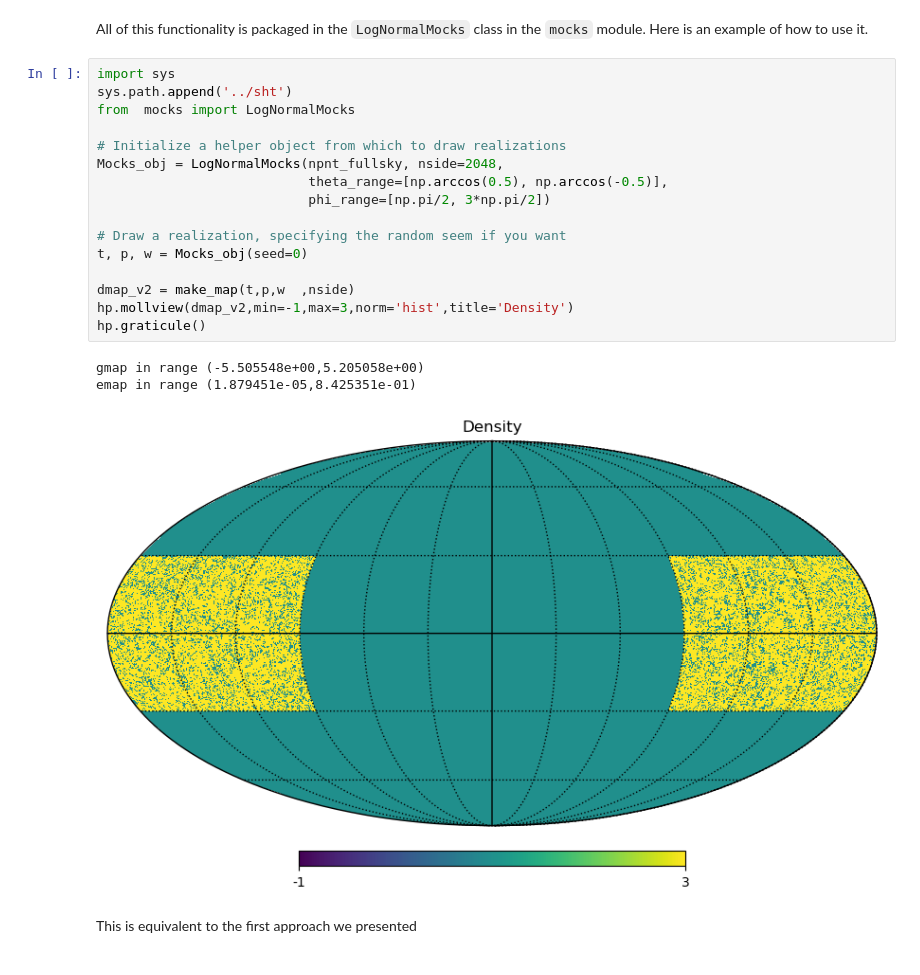
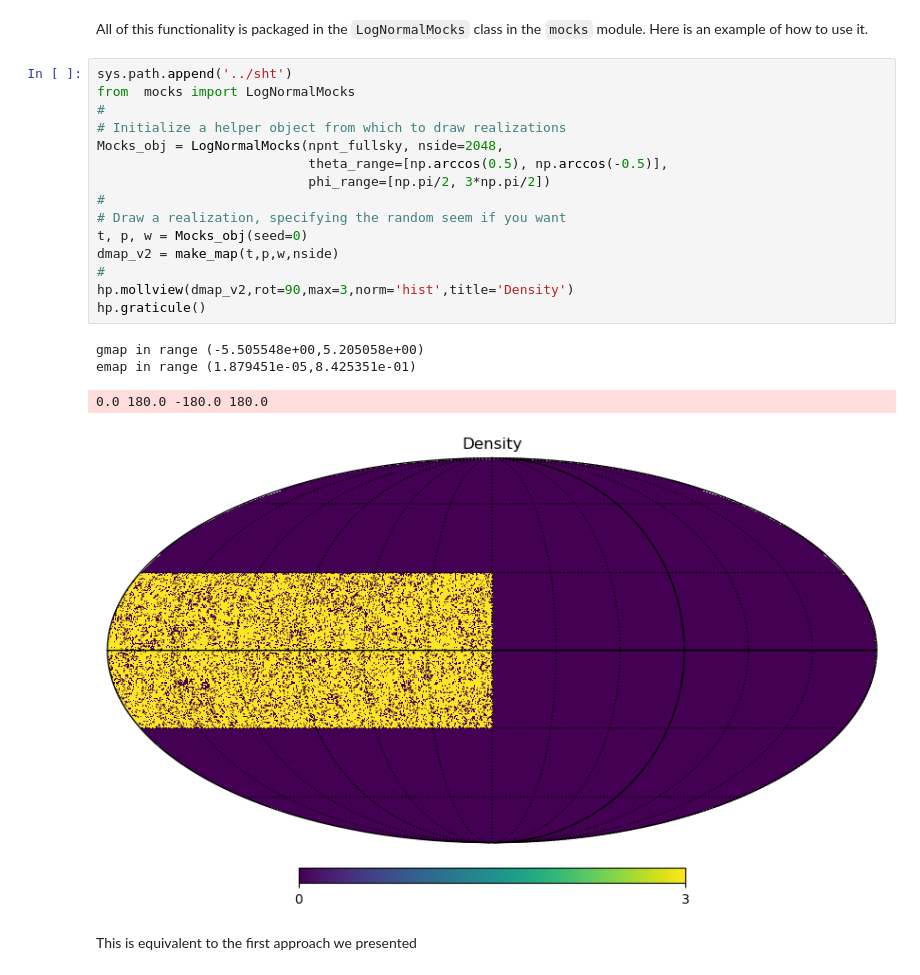
Before and after one commit to martinjameswhite/directsht, a Jupyter notebook: notebooks/making_mocks.ipynb, the cells around one changed output. Cells and saved outputs as stored; diff of their text form.

```diff
--- a/notebooks/making_mocks.ipynb
+++ b/notebooks/making_mocks.ipynb
@@ -81,25 +86,25 @@ hp.graticule()
 # %% [markdown]
 All of this functionality is packaged in the `LogNormalMocks` class in the `mocks` module.  Here is an example of how to use it.
 # %%
-import sys
 sys.path.append('../sht')
 from  mocks import LogNormalMocks
-
+#
 # Initialize a helper object from which to draw realizations
 Mocks_obj = LogNormalMocks(npnt_fullsky, nside=2048,
                            theta_range=[np.arccos(0.5), np.arccos(-0.5)],
                            phi_range=[np.pi/2, 3*np.pi/2])
-
+#
 # Draw a realization, specifying the random seem if you want
 t, p, w = Mocks_obj(seed=0)
-
-dmap_v2 = make_map(t,p,w  ,nside)
-hp.mollview(dmap_v2,min=-1,max=3,norm='hist',title='Density')
+dmap_v2 = make_map(t,p,w,nside)
+#
+hp.mollview(dmap_v2,rot=90,max=3,norm='hist',title='Density')
 hp.graticule()
 # %% [output]
 gmap in range (-5.505548e+00,5.205058e+00)
 emap in range (1.879451e-05,8.425351e-01)
+0.0 180.0 -180.0 180.0
-[figure, old version]
+[figure, new version]
 # %% [markdown]
 This is equivalent to the first approach we presented
 # %%
```
Also changed, not shown: parts of 6 cells of this notebook.
